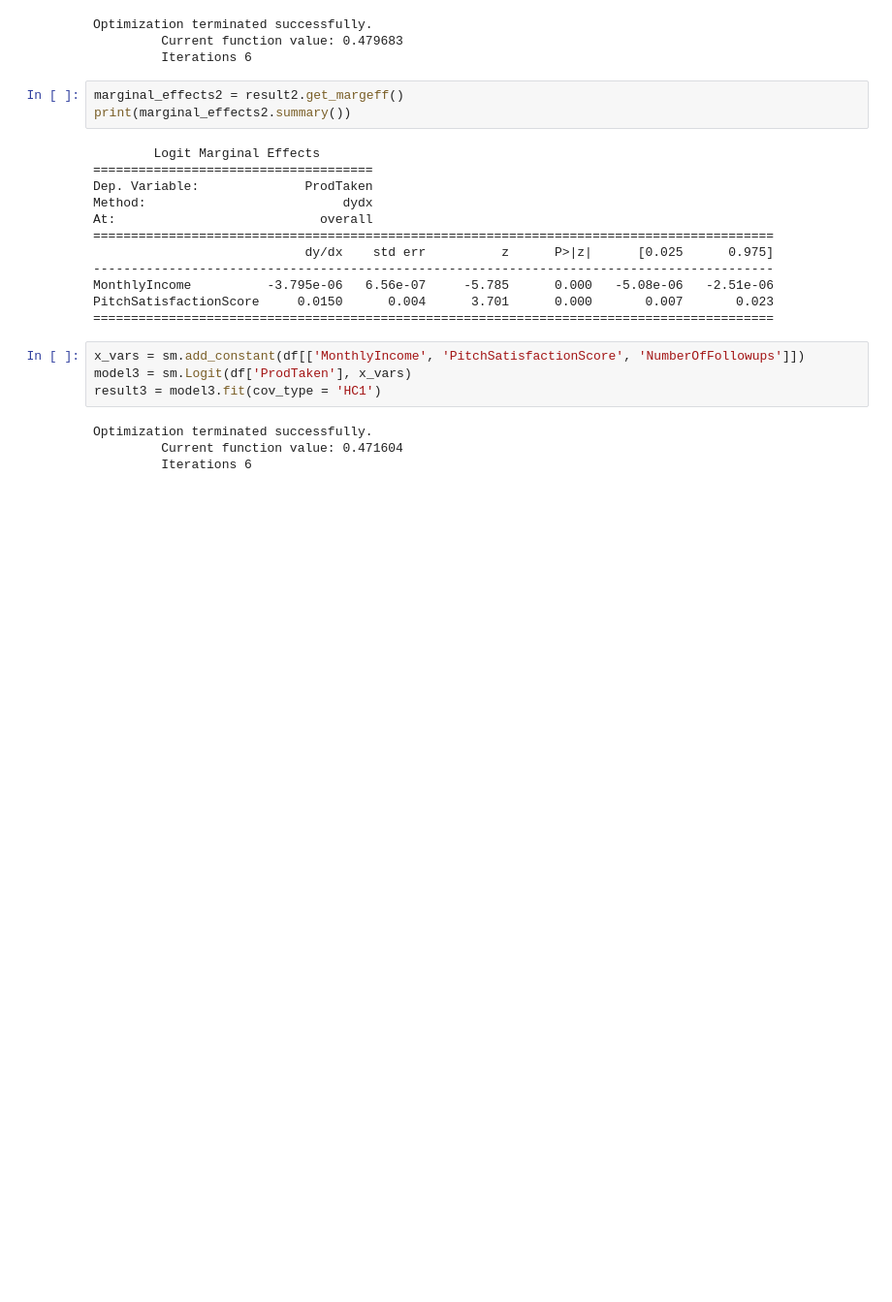
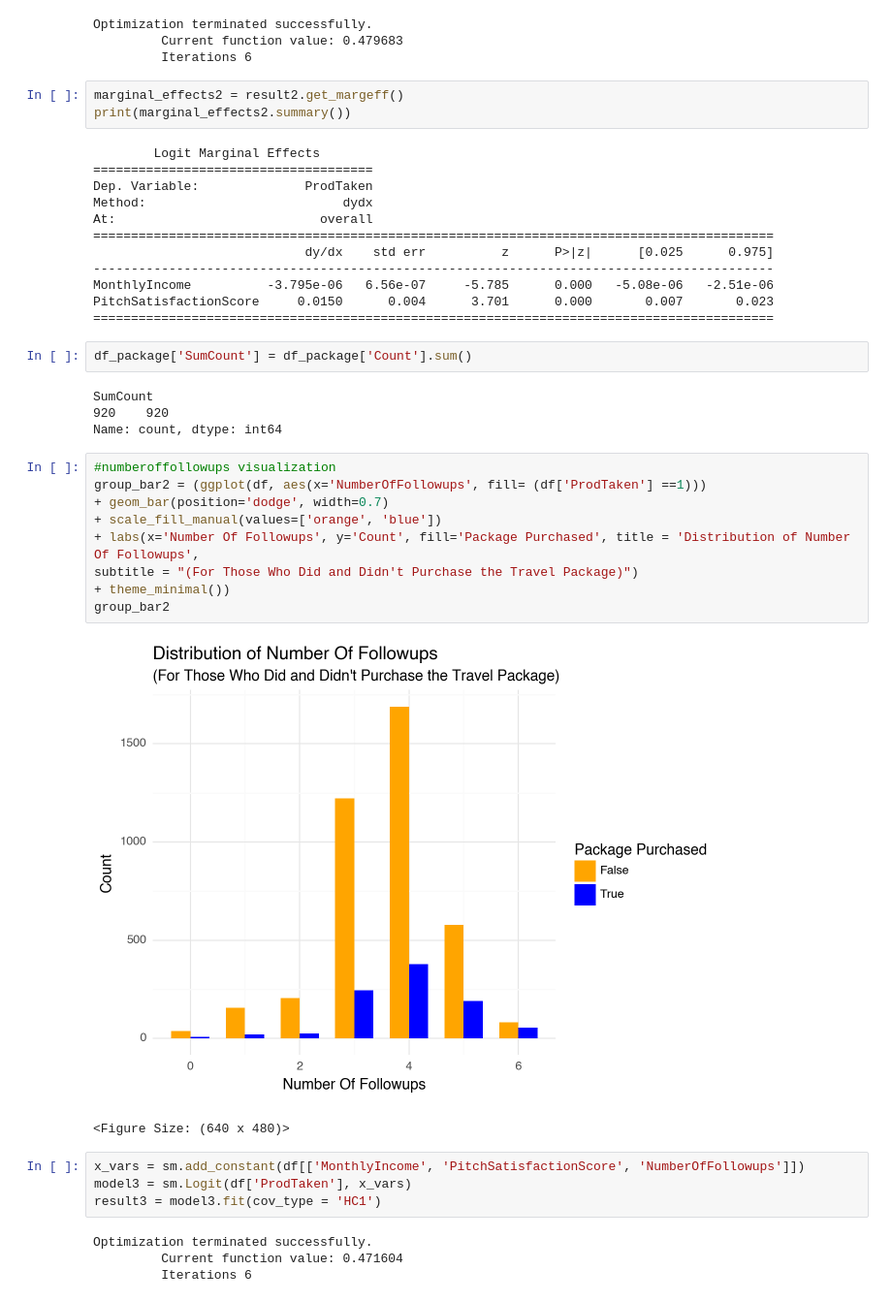
Before and after one commit to corinne167225/DataAnalysis2, a Jupyter notebook: Final_Project/Final_Project.ipynb, the cells around one changed output. Shown at 97% size. Saved outputs shown, nothing was run; the diff lists cells and outputs as text; blank space fills up the shorter version.

Commit message:
added more visualizations for other x variables

```diff
--- a/Final_Project/Final_Project.ipynb
+++ b/Final_Project/Final_Project.ipynb
@@ -195,6 +195,24 @@ At:                           overall
 MonthlyIncome          -3.795e-06   6.56e-07     -5.785      0.000   -5.08e-06   -2.51e-06
 PitchSatisfactionScore     0.0150      0.004      3.701      0.000       0.007       0.023
 ==========================================================================================
+# %%
+df_package['SumCount'] = df_package['Count'].sum()
+# %% [output]
+SumCount
+920    920
+Name: count, dtype: int64
+# %%
+#numberoffollowups visualization
+group_bar2 = (ggplot(df, aes(x='NumberOfFollowups', fill= (df['ProdTaken'] ==1)))
++ geom_bar(position='dodge', width=0.7)
++ scale_fill_manual(values=['orange', 'blue'])
++ labs(x='Number Of Followups', y='Count', fill='Package Purchased', title = 'Distribution of Number Of Followups',
+subtitle = "(For Those Who Did and Didn't Purchase the Travel Package)")
++ theme_minimal())
+group_bar2
+# %% [output]
+[figure, added]
+<Figure Size: (640 x 480)>
 # %%
 x_vars = sm.add_constant(df[['MonthlyIncome', 'PitchSatisfactionScore', 'NumberOfFollowups']])
 model3 = sm.Logit(df['ProdTaken'], x_vars)
```
Also changed, not shown: parts of 7 cells of this notebook, 1 other file.
